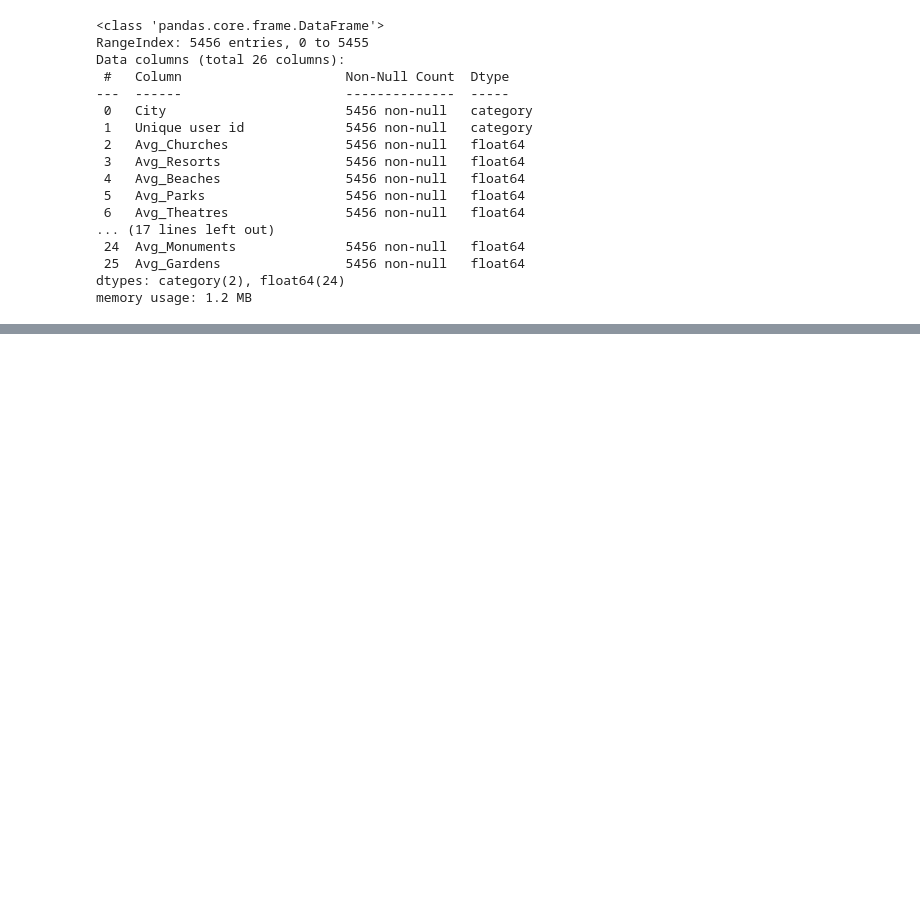
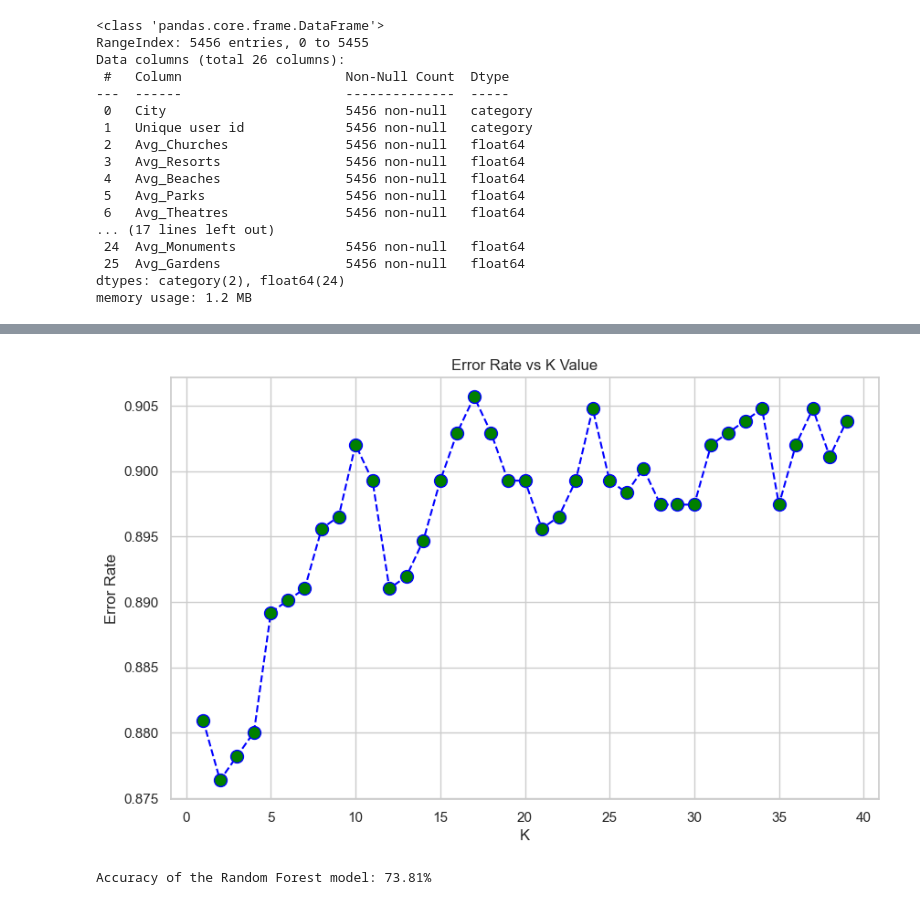
Before and after one commit to gabrielaaguiv5/ProjectI, a Jupyter notebook: notebooks/01_eda_overview.ipynb, the cells around one changed output, grey strips where cells are left out. Drawn from its saved outputs; the diff is of its cells as text; code cells hidden in the pictures; blank space fills up the shorter version.

```diff
--- a/notebooks/01_eda_overview.ipynb
+++ b/notebooks/01_eda_overview.ipynb
@@ -746,0 +811,53 @@ plt.show()
+# %%
+# Split the data into training and testing sets
+X_train, X_test, y_train, y_test = train_test_split(X_scaled_top3, y_top3_encoded, test_size=0.2, random_state=42)
+
+# Function to find the ideal K value
+error_rate = []
+
+# Loop through values of k from 1 to 40
+for i in range(1, 40):
+    knn = KNeighborsClassifier(n_neighbors=i)
+    knn.fit(X_train, y_train)
+    pred_i = knn.predict(X_test)
+    error_rate.append(np.mean(pred_i != y_test))
+
+# Plot error rate vs K value
+plt.figure(figsize=(10, 6))
+plt.plot(range(1, 40), error_rate, color='blue', linestyle='--', marker='o', markerfacecolor='green', markersize=10)
+
+plt.title('Error Rate vs K Value')
+plt.xlabel('K')
+plt.ylabel('Error Rate')
+plt.show()
+# %% [output]
+[figure, added]
+# %%
+# Select all feature columns (excluding City and Unique user id)
+categories = datos.columns.difference(['City', 'Unique user id'])
+
+# Compute the mean of ratings per city to check correlations
+city_avg_ratings = datos.groupby('City')[categories].mean()
+
+# Calculate correlations between features and average city ratings
+correlation_with_city = city_avg_ratings.corr()
+top_features = correlation_with_city.abs().mean(axis=1).sort_values(ascending=False).head(3)
+
+# Prepare features and target variable
+X_top3 = datos[top_features.index]
+y_top3 = datos['City']
+
+# Standardize the features
+scaler = StandardScaler()
+X_scaled_top3 = scaler.fit_transform(X_top3)
+
+# Initialize and train Random Forest Classifier
+clf_top3 = RandomForestClassifier(random_state=42)
+clf_top3.fit(X_scaled_top3, y_top3)
+
+# Evaluate the model's accuracy on the training set
+accuracy = clf_top3.score(X_scaled_top3, y_top3)
+
+print(f"Accuracy of the Random Forest model: {accuracy * 100:.2f}%")
+# %% [output]
+Accuracy of the Random Forest model: 73.81%
```
Also changed, not shown: parts of 32 cells of this notebook.
